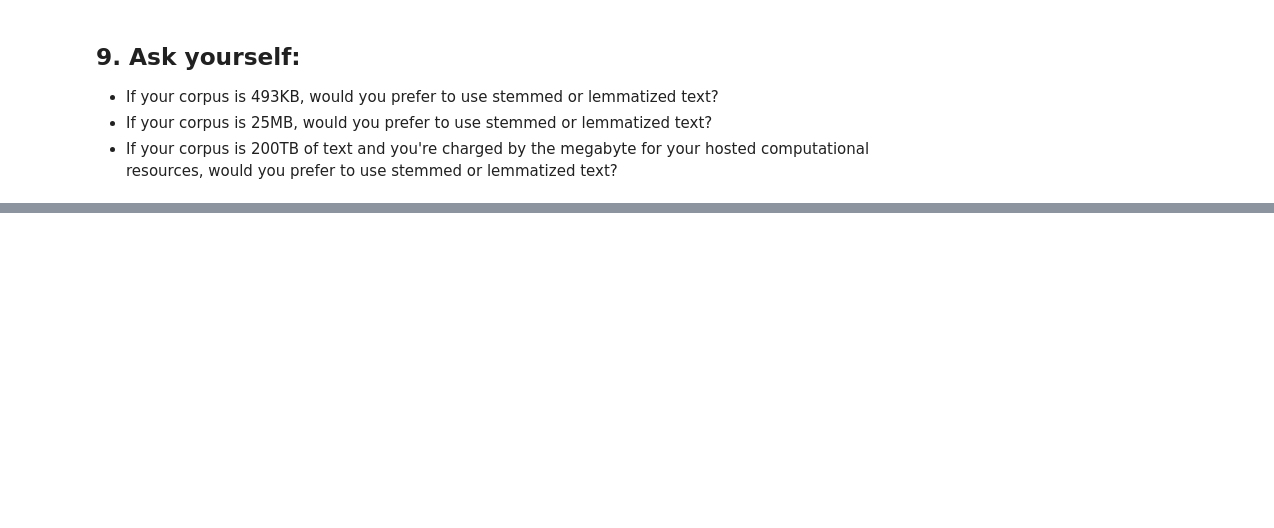
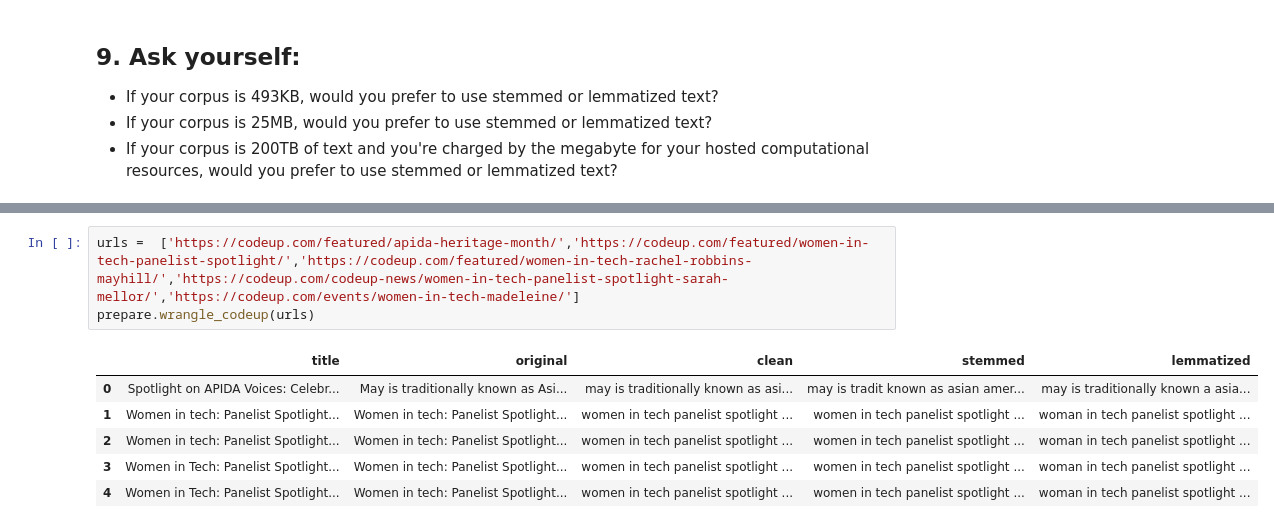
Before and after one commit to scottbarnett97/natural-language-processing-exercises, a Jupyter notebook: NLP-Data-Prep-Exercises.ipynb, the cells around one changed output, grey strips where cells are left out. Saved outputs shown, nothing was run; the diff lists cells and outputs as text; blank space fills up the shorter version.

```diff
--- a/NLP-Data-Prep-Exercises.ipynb
+++ b/NLP-Data-Prep-Exercises.ipynb
@@ -48,0 +248,10 @@ This function should define two optional parameters, extra_words and exclude_wor
+# %%
+urls =  ['https://codeup.com/featured/apida-heritage-month/','https://codeup.com/featured/women-in-tech-panelist-spotlight/','https://codeup.com/featured/women-in-tech-rachel-robbins-mayhill/','https://codeup.com/codeup-news/women-in-tech-panelist-spotlight-sarah-mellor/','https://codeup.com/events/women-in-tech-madeleine/']
+prepare.wrangle_codeup(urls)
+# %% [output]
+|  | title | original | clean | stemmed | lemmatized |
+| 0 | Spotlight on APIDA Voices: Celebr... | May is traditionally known as Asi... | may is traditionally known as asi... | may is tradit known as asian amer... | may is traditionally known a asia... |
+| 1 | Women in tech: Panelist Spotlight... | Women in tech: Panelist Spotlight... | women in tech panelist spotlight ... | women in tech panelist spotlight ... | woman in tech panelist spotlight ... |
+| 2 | Women in tech: Panelist Spotlight... | Women in tech: Panelist Spotlight... | women in tech panelist spotlight ... | women in tech panelist spotlight ... | woman in tech panelist spotlight ... |
+| 3 | Women in Tech: Panelist Spotlight... | Women in tech: Panelist Spotlight... | women in tech panelist spotlight ... | women in tech panelist spotlight ... | woman in tech panelist spotlight ... |
+| 4 | Women in Tech: Panelist Spotlight... | Women in tech: Panelist Spotlight... | women in tech panelist spotlight ... | women in tech panelist spotlight ... | woman in tech panelist spotlight ... |
```
Also changed, not shown: parts of 35 cells of this notebook, 1 other file.
